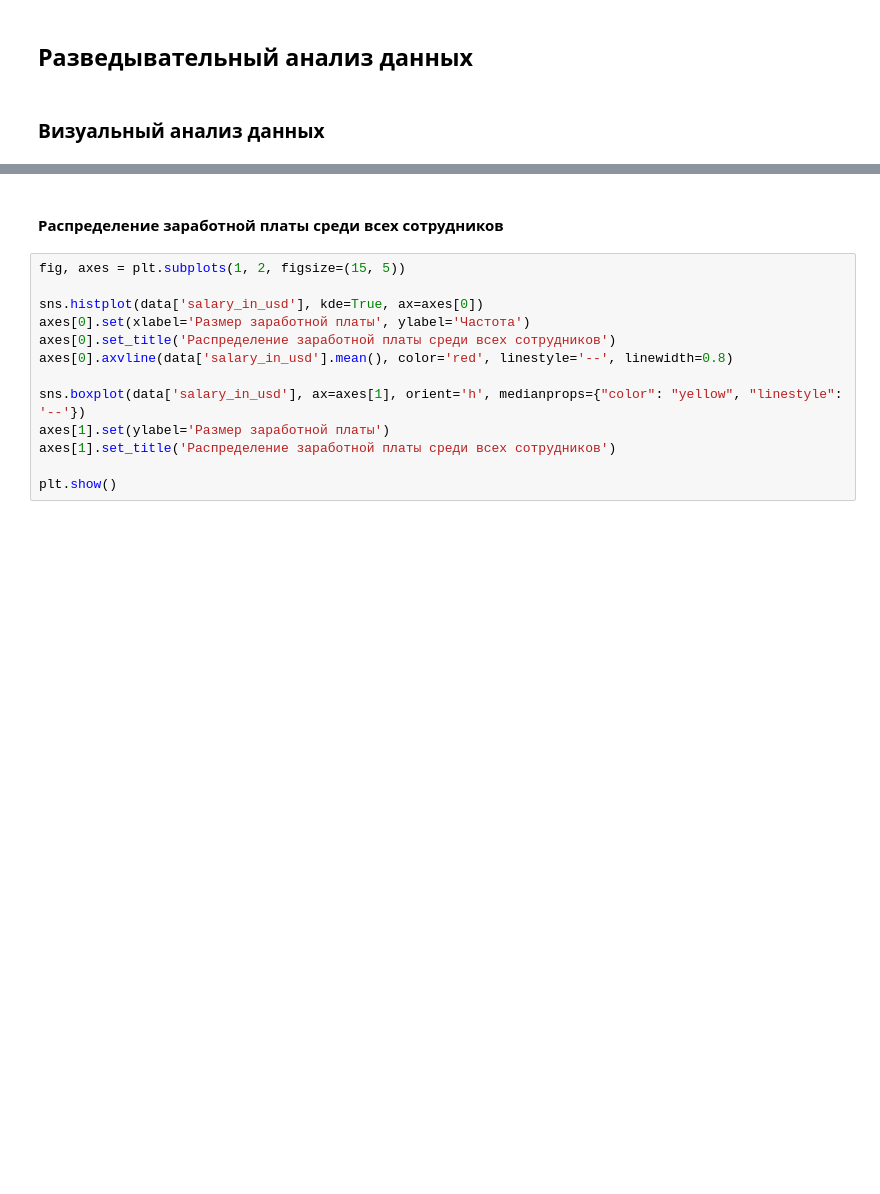
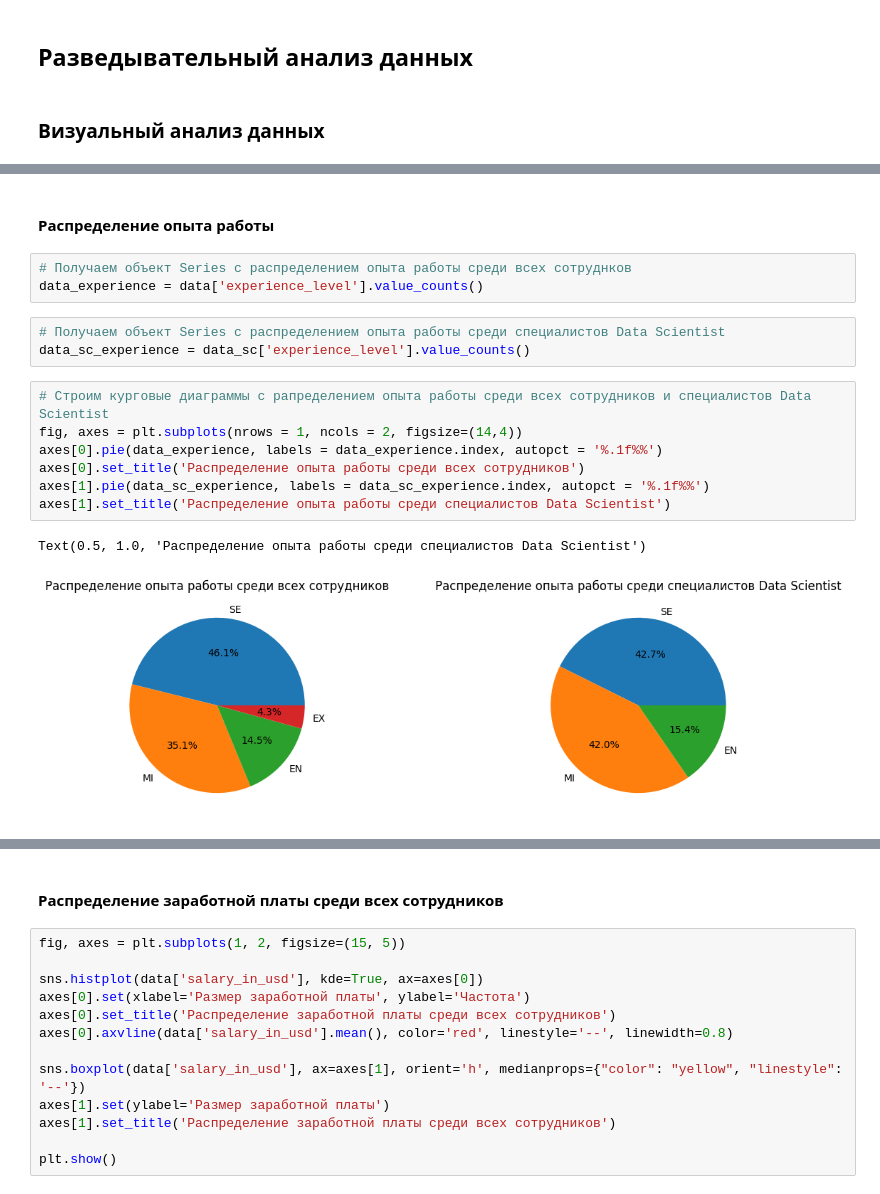
Before and after one commit to LNarnia/new_DS, a Jupyter notebook: Skillfactory/EDA_4/Исследование_данных_HR_агенства.ipynb, the cells around one changed output, grey strips where cells are left out. Saved outputs shown, nothing was run; the diff lists cells and outputs as text; blank space fills up the shorter version.

```diff
--- a/Skillfactory/EDA_4/Исследование_данных_HR_агенства.ipynb
+++ b/Skillfactory/EDA_4/Исследование_данных_HR_агенства.ipynb
@@ -130,0 +244,18 @@ data.describe(include=['object'])
+# %% [markdown]
+#### Распределение опыта работы
+# %%
+# Получаем объект Series с распределением опыта работы среди всех сотруднков
+data_experience = data['experience_level'].value_counts()
+# %%
+# Получаем объект Series с распределением опыта работы среди специалистов Data Scientist
+data_sc_experience = data_sc['experience_level'].value_counts()
+# %%
+# Строим курговые диаграммы с рапределением опыта работы среди всех сотрудников и специалистов Data Scientist
+fig, axes = plt.subplots(nrows = 1, ncols = 2, figsize=(14,4))
+axes[0].pie(data_experience, labels = data_experience.index, autopct = '%.1f%%')
+axes[0].set_title('Распределение опыта работы среди всех сотрудников')
+axes[1].pie(data_sc_experience, labels = data_sc_experience.index, autopct = '%.1f%%')
+axes[1].set_title('Распределение опыта работы среди специалистов Data Scientist')
+# %% [output]
+Text(0.5, 1.0, 'Распределение опыта работы среди специалистов Data Scientist')
+[figure, added]
```
Also changed, not shown: parts of 22 cells of this notebook.
